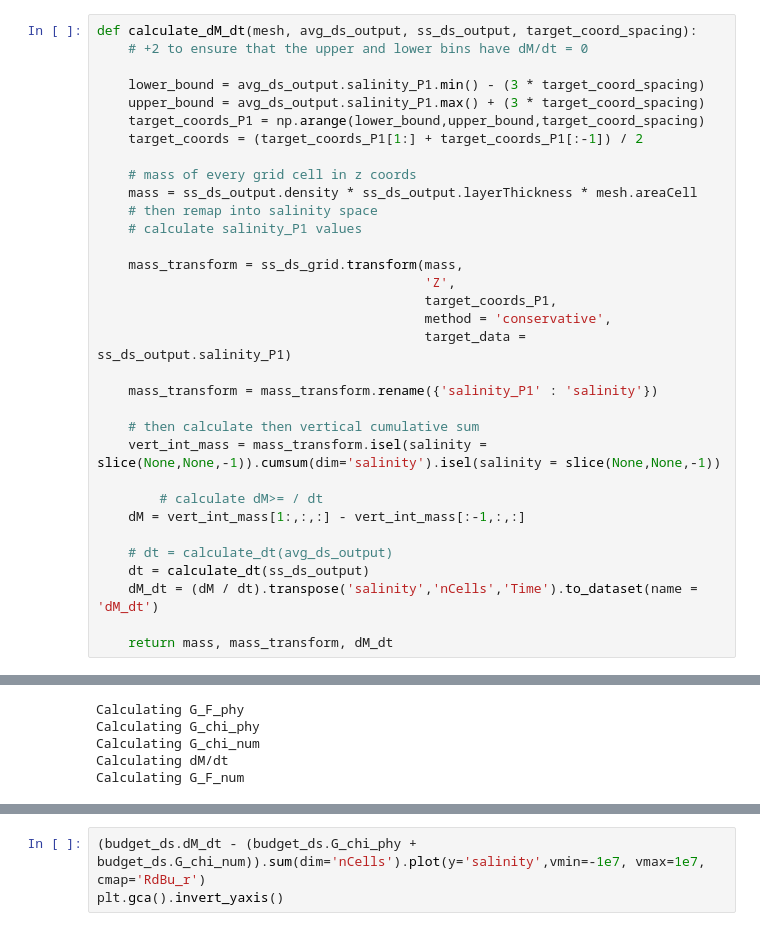
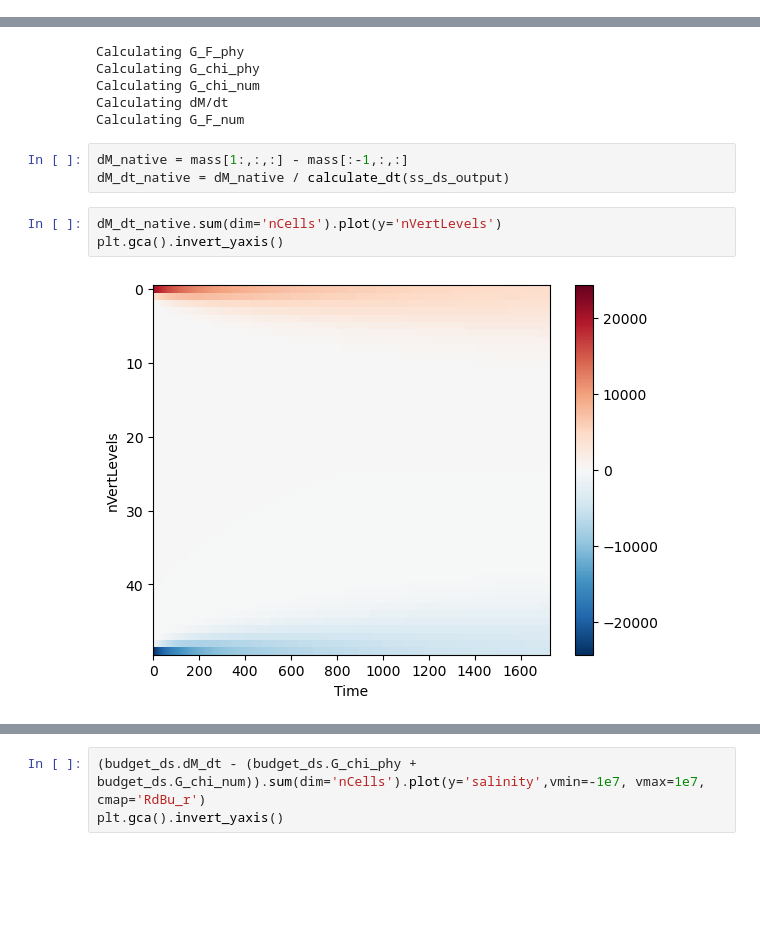
Before and after one commit to kailauyeda/WMT_DVD, a Jupyter notebook: bichan/analysis/preliminary_analysis.ipynb, the cells around one changed output, grey strips where cells are left out. Saved outputs shown, nothing was run; the diff lists cells and outputs as text; blank space fills up the shorter version.

```diff
--- a/bichan/analysis/preliminary_analysis.ipynb
+++ b/bichan/analysis/preliminary_analysis.ipynb
@@ -568,36 +777,3 @@ def calculate_dt(avg_ds_output):
 
     dt = (t1 - t0).total_seconds()
     return dt
-# %%
-def calculate_dM_dt(mesh, avg_ds_output, ss_ds_output, target_coord_spacing):
-    # +2 to ensure that the upper and lower bins have dM/dt = 0
-
-    lower_bound = avg_ds_output.salinity_P1.min() - (3 * target_coord_spacing)
-    upper_bound = avg_ds_output.salinity_P1.max() + (3 * target_coord_spacing)
-    target_coords_P1 = np.arange(lower_bound,upper_bound,target_coord_spacing)
-    target_coords = (target_coords_P1[1:] + target_coords_P1[:-1]) / 2
-
-    # mass of every grid cell in z coords
-    mass = ss_ds_output.density * ss_ds_output.layerThickness * mesh.areaCell
-    # then remap into salinity space
-    # calculate salinity_P1 values
-
-    mass_transform = ss_ds_grid.transform(mass,
-                                          'Z',
-                                          target_coords_P1,
-                                          method = 'conservative',
-                                          target_data = ss_ds_output.salinity_P1)
-
-    mass_transform = mass_transform.rename({'salinity_P1' : 'salinity'})
-
-    # then calculate then vertical cumulative sum
-    vert_int_mass = mass_transform.isel(salinity = slice(None,None,-1)).cumsum(dim='salinity').isel(salinity = slice(None,None,-1))
-
-        # calculate dM>= / dt
-    dM = vert_int_mass[1:,:,:] - vert_int_mass[:-1,:,:]
-
-    # dt = calculate_dt(avg_ds_output)
-    dt = calculate_dt(ss_ds_output)
-    dM_dt = (dM / dt).transpose('salinity','nCells','Time').to_dataset(name = 'dM_dt')
-
-    return mass, mass_transform, dM_dt
@@ -891,3 +1019,11 @@ Calculating G_chi_phy
 Calculating G_chi_num
 Calculating dM/dt
 Calculating G_F_num
+# %%
+dM_native = mass[1:,:,:] - mass[:-1,:,:]
+dM_dt_native = dM_native / calculate_dt(ss_ds_output)
+# %%
+dM_dt_native.sum(dim='nCells').plot(y='nVertLevels')
+plt.gca().invert_yaxis()
+# %% [output]
+[figure, added]
```
Also changed, not shown: parts of 11 cells of this notebook.
